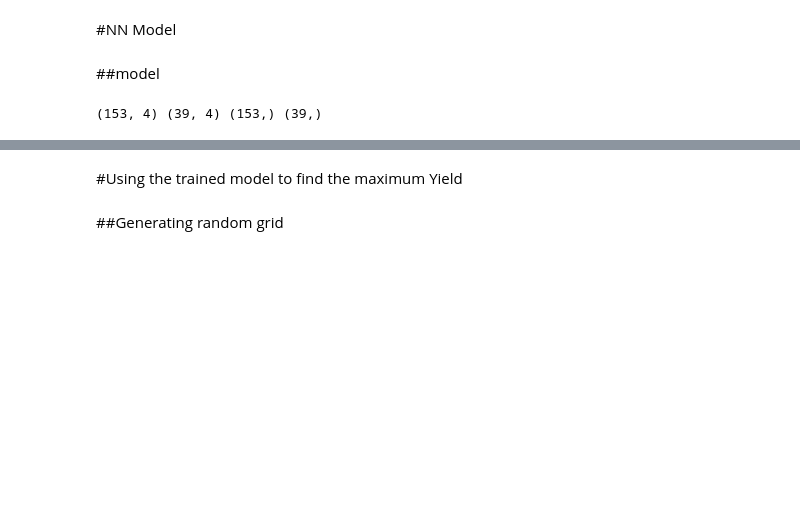
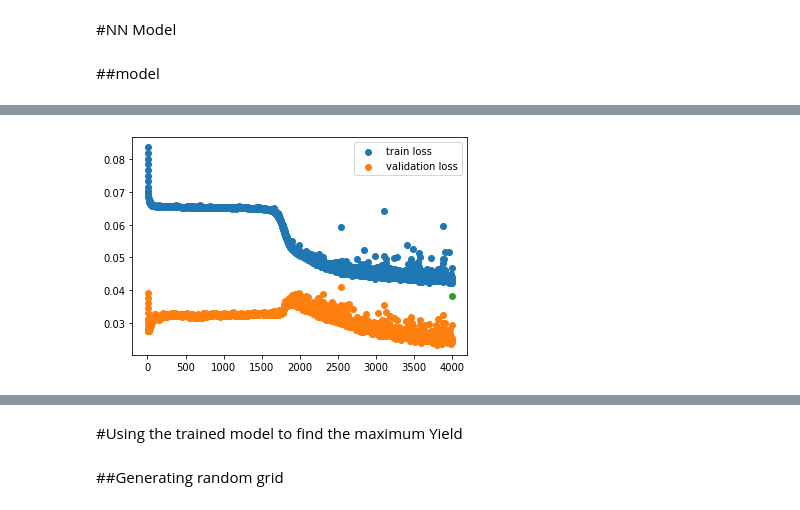
Before and after one commit to zmohaveri/IVT-ActiveLearning, a Jupyter notebook: IVT_dispendix_analysis_latest.ipynb, the cells around one changed output, grey strips where cells are left out. Drawn from its saved outputs; the diff is of its cells as text; code cells hidden in the pictures; blank space fills up the shorter version.

```diff
--- a/IVT_dispendix_analysis_latest.ipynb
+++ b/IVT_dispendix_analysis_latest.ipynb
@@ -101,5 +164,5 @@ def extract_iteration_data(folder_path,fitting_range=(0,1900)):
 # %%
-dataset_df, data_with_rep = build_dataset()
+dataset_df, data_with_rep, scanning_labels = build_dataset()
 # %%
 dataset_df
 # %% [output]
@@ -125,5 +195,6 @@ dataset_x.shape
 # %%
 dataset_y = dataset_df['intercepts'].to_numpy()
+dataset_y = normalize(dataset_y,np.max(dataset_y),np.min(dataset_y))
 dataset_y.shape
 # %% [output]
 (192,)
@@ -132,13 +272,22 @@ dataset_y.shape
 # %% [markdown]
 ##model
 # %%
-def train_model(x_train,y_train,x_test,y_test,batch_size,input_size,layer_sizes,activations,optimizer,epochs,loss='MeanSquaredError'):
+def train_model(x,y,batch_size,input_size,layer_sizes,activations,optimizer,epochs,loss='MeanSquaredError',kernel_regularizer=None):
   assert len(layer_sizes) == len(activations)
   n_layers=len(layer_sizes)
-  model = Sequential([LayerNormalization(input_shape=(input_size,)),
-                      Dense(layer_sizes[0],activation=activations[0],input_shape=(input_size,),name='layer1')])
-  for i in range(1,n_layers):
-    model.add(Dense(layer_sizes[i],activation=activations[i],name=f'layer{i+1}'))
+
+  #train-val-test split
+  x_train,x_val,y_train,y_val = train_test_split(x,y,test_size=0.2)
+  x_train,x_test,y_train,y_test = train_test_split(x_train,y_train,test_size=0.2)
+
+  #building model
+  model = Sequential()
+  for i in range(n_layers):
+    model.add(Dense(layer_sizes[i],kernel_initializer='random_normal',kernel_regularizer=kernel_regularizer,activation=activations[i],input_shape=(input_size,),name=f'layer{i+1}'))
+    if i==range(n_layers): continue
+    tf.keras.layers.Dropout(.2)
+    input_size = layer_sizes[i] * .2
+
 
   model.compile(
     optimizer = optimizer,
@@ -147,18 +296,26 @@ def train_model(x_train,y_train,x_test,y_test,batch_size,input_size,layer_sizes,
 
   print(model.summary())
 
-  history=model.fit(x_train,y_train,batch_size=batch_size,epochs=epochs)
-  loss_history=history.history['loss']
+  history = model.fit(x_train,y_train,validation_data=(x_val,y_val),batch_size=batch_size,epochs=epochs)
+  loss_history = history.history['loss']
+  val_history = history.history['val_loss']
 
-  plt.scatter(x=np.arange(1,epochs+1),y=loss_history)
+  plt.scatter(x=np.arange(1,epochs+1),y=loss_history,label='train loss')
+  plt.scatter(x=np.arange(1,epochs+1),y=val_history,label='validation loss')
+  plt.legend()
+  loss=model.evaluate(x_test,y_test)
+  plt.scatter(x=epochs+1,y=loss)
   plt.show()
 
-  loss=model.evaluate(x_test,y_test)
   print('test loss: ',loss)
 
+
+
   return model
-# %%
-x_train,x_test,y_train,y_test = train_test_split(dataset_x,dataset_y,test_size=0.2,random_state=100)
-print(x_train.shape,x_test.shape,y_train.shape,y_test.shape)
-# %% [output]
-(153, 4) (39, 4) (153,) (39,)
+# %%
+layer_sizes = [12,10,7,1]
+activations = ['swish','swish','swish','swish']
+opt = Adam(learning_rate=0.0008)
+reg = tf.keras.regularizers.l2(l2=0.000365)
+model = train_model(x,y,batch_size=10,input_size=4,layer_sizes=layer_sizes,activations=activations,optimizer=opt,epochs=4000,kernel_regularizer=reg)
+# %% [output]
@@ -164,0 +339 @@ print(x_train.shape,x_test.shape,y_train.shape,y_test.shape)
+[figure, added]
```
Also changed, not shown: parts of 41 cells of this notebook.
